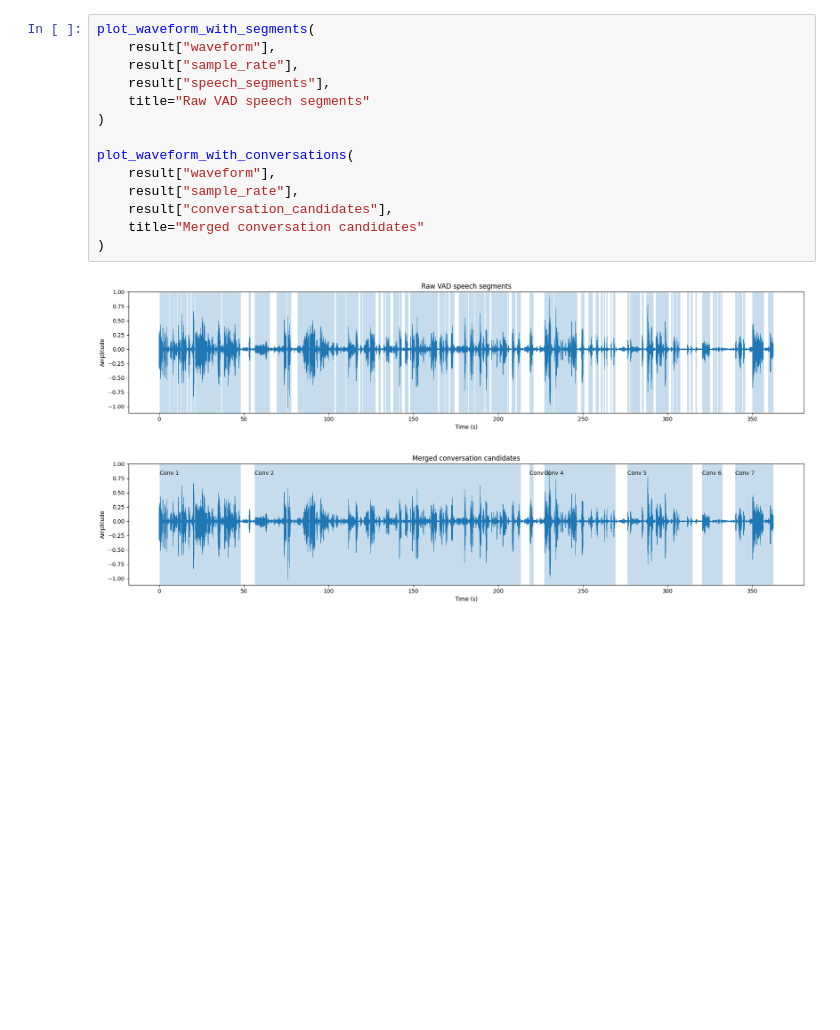
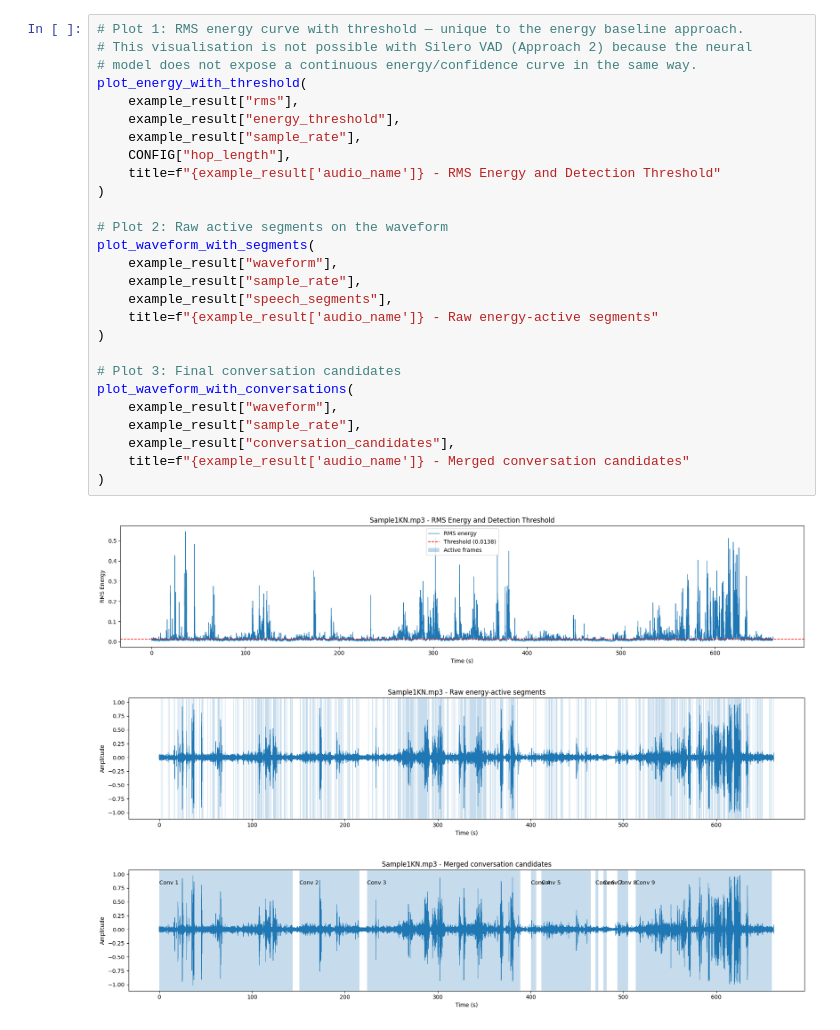
Before and after one commit to rajarshiroydev/customer_speech_segment_tagging, a Jupyter notebook: approaches/approach_1.ipynb, the cells around one changed output. Cells and saved outputs as stored; diff of their text form; blank space fills up the shorter version.

```diff
--- a/approaches/approach_1.ipynb
+++ b/approaches/approach_1.ipynb
@@ -431,17 +531,31 @@ display(final_df[final_df["audio_name"] == example_result["audio_name"]])
-# %%
-plot_waveform_with_segments(
-    result["waveform"],
-    result["sample_rate"],
-    result["speech_segments"],
-    title="Raw VAD speech segments"
-)
-
-plot_waveform_with_conversations(
-    result["waveform"],
-    result["sample_rate"],
-    result["conversation_candidates"],
-    title="Merged conversation candidates"
-)
-# %% [output]
-[figure, removed]
-[figure, removed]
+# %%
+# Plot 1: RMS energy curve with threshold — unique to the energy baseline approach.
+# This visualisation is not possible with Silero VAD (Approach 2) because the neural
+# model does not expose a continuous energy/confidence curve in the same way.
+plot_energy_with_threshold(
+    example_result["rms"],
+    example_result["energy_threshold"],
+    example_result["sample_rate"],
+    CONFIG["hop_length"],
+    title=f"{example_result['audio_name']} - RMS Energy and Detection Threshold"
+)
+
+# Plot 2: Raw active segments on the waveform
+plot_waveform_with_segments(
+    example_result["waveform"],
+    example_result["sample_rate"],
+    example_result["speech_segments"],
+    title=f"{example_result['audio_name']} - Raw energy-active segments"
+)
+
+# Plot 3: Final conversation candidates
+plot_waveform_with_conversations(
+    example_result["waveform"],
+    example_result["sample_rate"],
+    example_result["conversation_candidates"],
+    title=f"{example_result['audio_name']} - Merged conversation candidates"
+)
+# %% [output]
+[figure, added]
+[figure, added]
+[figure, added]
```
Also changed, not shown: parts of 9 cells of this notebook, 14 other files.
